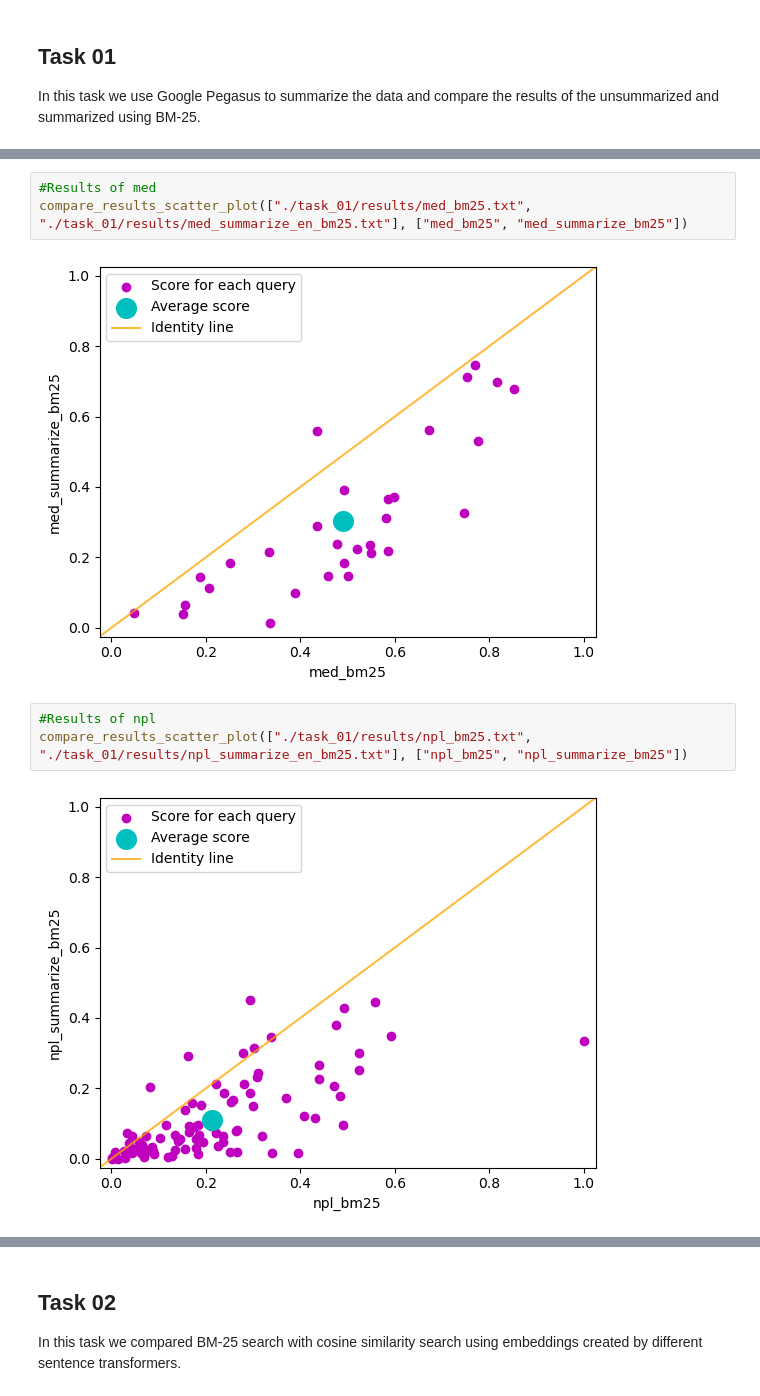
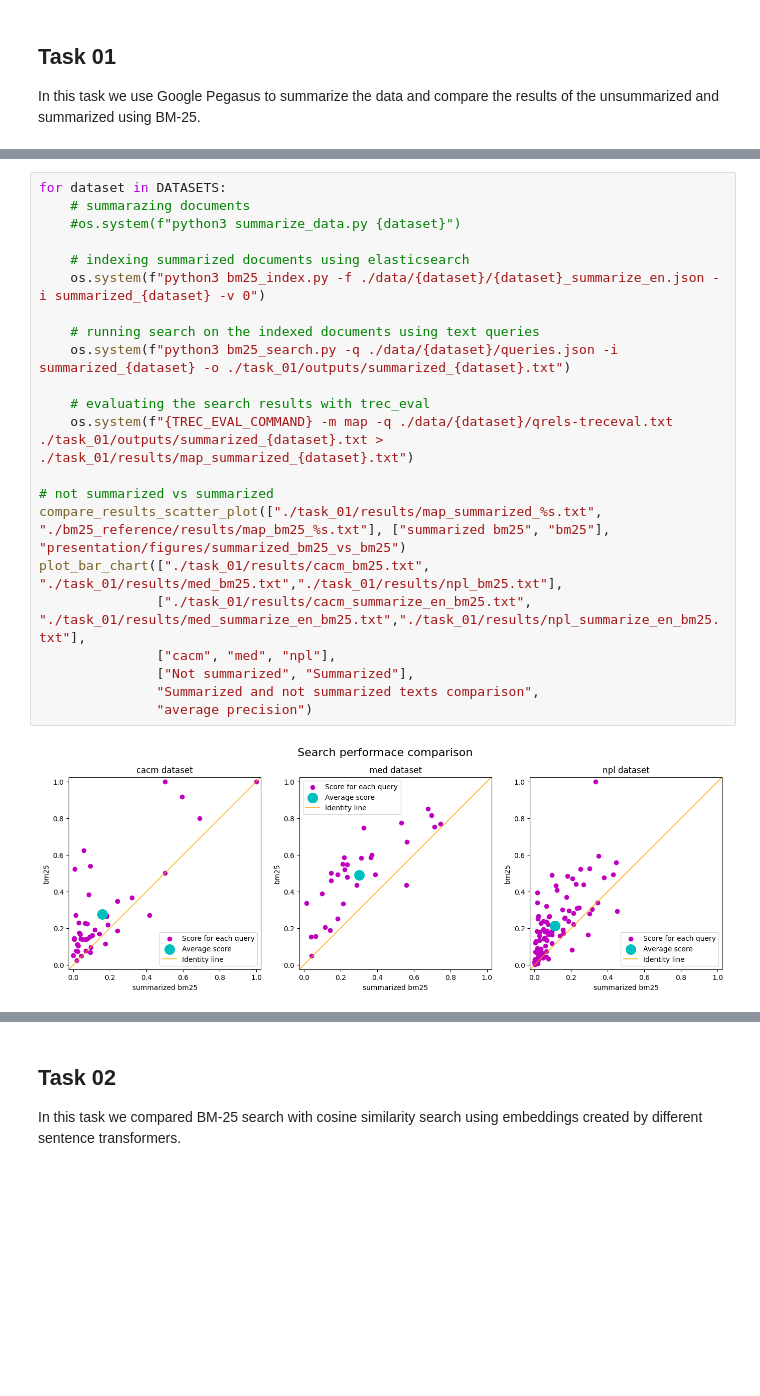
Before and after one commit to massimilianoviola/advanced-information-retrieval, a Jupyter notebook: tasks_presentation.ipynb, the cells around one changed output, grey strips where cells are left out. Saved outputs shown, nothing was run; the diff lists cells and outputs as text; blank space fills up the shorter version.

Commit message:
main-task 01 cleaned up in final notebook

```diff
--- a/tasks_presentation.ipynb
+++ b/tasks_presentation.ipynb
@@ -209,10 +116,24 @@ TypeError: not all arguments converted during string formatting
-# %%
-#Results of med
-compare_results_scatter_plot(["./task_01/results/med_bm25.txt", "./task_01/results/med_summarize_en_bm25.txt"], ["med_bm25", "med_summarize_bm25"])
-# %% [output]
-[figure, removed]
-# %%
-#Results of npl
-compare_results_scatter_plot(["./task_01/results/npl_bm25.txt", "./task_01/results/npl_summarize_en_bm25.txt"], ["npl_bm25", "npl_summarize_bm25"])
-# %% [output]
-[figure, removed]
+# %%
+for dataset in DATASETS:
+    # summarazing documents
+    #os.system(f"python3 summarize_data.py {dataset}")
+
+    # indexing summarized documents using elasticsearch
+    os.system(f"python3 bm25_index.py -f ./data/{dataset}/{dataset}_summarize_en.json -i summarized_{dataset} -v 0")
+
+    # running search on the indexed documents using text queries
+    os.system(f"python3 bm25_search.py -q ./data/{dataset}/queries.json -i summarized_{dataset} -o ./task_01/outputs/summarized_{dataset}.txt")
+
+    # evaluating the search results with trec_eval
+    os.system(f"{TREC_EVAL_COMMAND} -m map -q ./data/{dataset}/qrels-treceval.txt ./task_01/outputs/summarized_{dataset}.txt > ./task_01/results/map_summarized_{dataset}.txt")
+
+# not summarized vs summarized
+compare_results_scatter_plot(["./task_01/results/map_summarized_%s.txt", "./bm25_reference/results/map_bm25_%s.txt"], ["summarized bm25", "bm25"], "presentation/figures/summarized_bm25_vs_bm25")
+plot_bar_chart(["./task_01/results/cacm_bm25.txt", "./task_01/results/med_bm25.txt","./task_01/results/npl_bm25.txt"],
+               ["./task_01/results/cacm_summarize_en_bm25.txt", "./task_01/results/med_summarize_en_bm25.txt","./task_01/results/npl_summarize_en_bm25.txt"],
+               ["cacm", "med", "npl"],
+               ["Not summarized", "Summarized"],
+               "Summarized and not summarized texts comparison",
+               "average precision")
+# %% [output]
+[figure, added]
```
Also changed, not shown: parts of 5 cells of this notebook, 9 other files.
